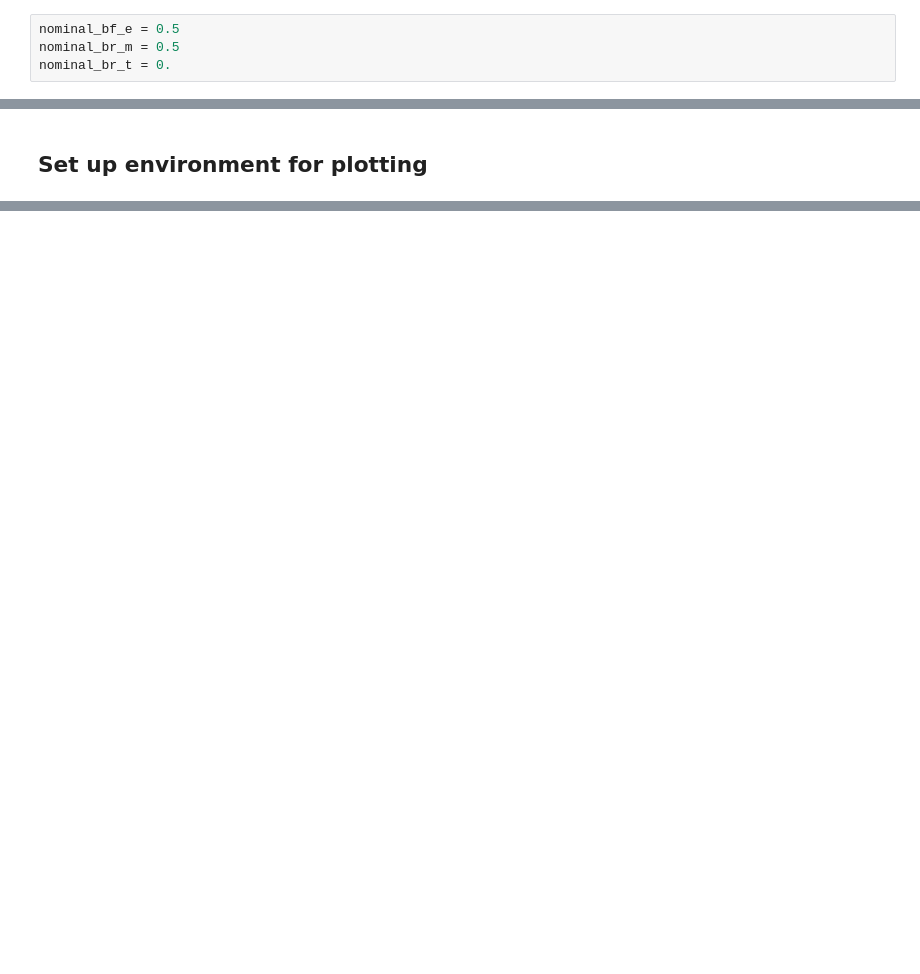
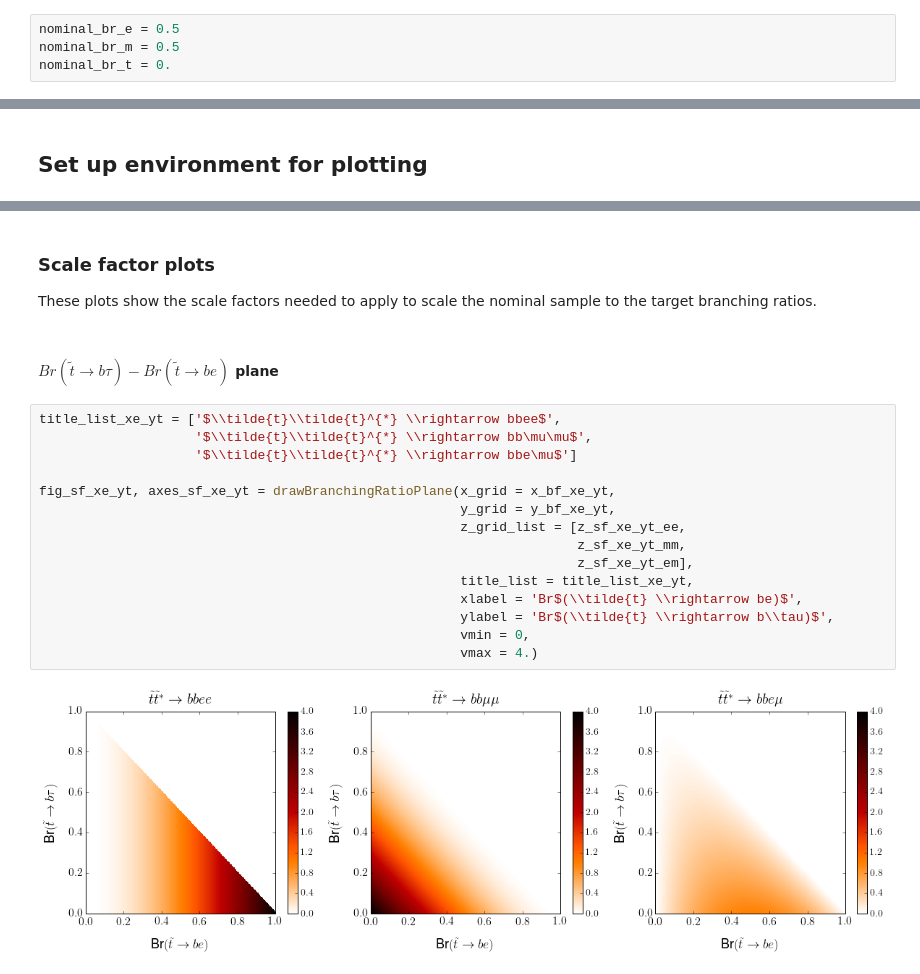
Before and after one commit to bdjackson/BMinusLSmallStudies, a Jupyter notebook: ScaleFlavorChannels/ScaleFlavorChannels.ipynb, the cells around one changed output, grey strips where cells are left out. Cells and saved outputs as stored; diff of their text form; blank space fills up the shorter version.

```diff
--- a/ScaleFlavorChannels/ScaleFlavorChannels.ipynb
+++ b/ScaleFlavorChannels/ScaleFlavorChannels.ipynb
@@ -7,4 +8,4 @@ This is a simple script to scale flavor channels based on the branching fraction
 # %%
-nominal_bf_e = 0.5
+nominal_br_e = 0.5
 nominal_br_m = 0.5
 nominal_br_t = 0.
@@ -208,0 +255,23 @@ fig.savefig('scale_factors.pdf', bbox_inches='tight', format='pdf')
+# %% [markdown]
+### Scale factor plots
+
+These plots show the scale factors needed to apply to scale the nominal sample to the target branching ratios.
+# %% [markdown]
+#### $Br(\tilde{t} \rightarrow b\tau)-Br(\tilde{t} \rightarrow be)$ plane
+# %%
+title_list_xe_yt = ['$\\tilde{t}\\tilde{t}^{*} \\rightarrow bbee$',
+                    '$\\tilde{t}\\tilde{t}^{*} \\rightarrow bb\mu\mu$',
+                    '$\\tilde{t}\\tilde{t}^{*} \\rightarrow bbe\mu$']
+
+fig_sf_xe_yt, axes_sf_xe_yt = drawBranchingRatioPlane(x_grid = x_bf_xe_yt,
+                                                      y_grid = y_bf_xe_yt,
+                                                      z_grid_list = [z_sf_xe_yt_ee,
+                                                                     z_sf_xe_yt_mm,
+                                                                     z_sf_xe_yt_em],
+                                                      title_list = title_list_xe_yt,
+                                                      xlabel = 'Br$(\\tilde{t} \\rightarrow be)$',
+                                                      ylabel = 'Br$(\\tilde{t} \\rightarrow b\\tau)$',
+                                                      vmin = 0,
+                                                      vmax = 4.)
+# %% [output]
+[figure, added]
```
Also changed, not shown: parts of 54 cells of this notebook.
